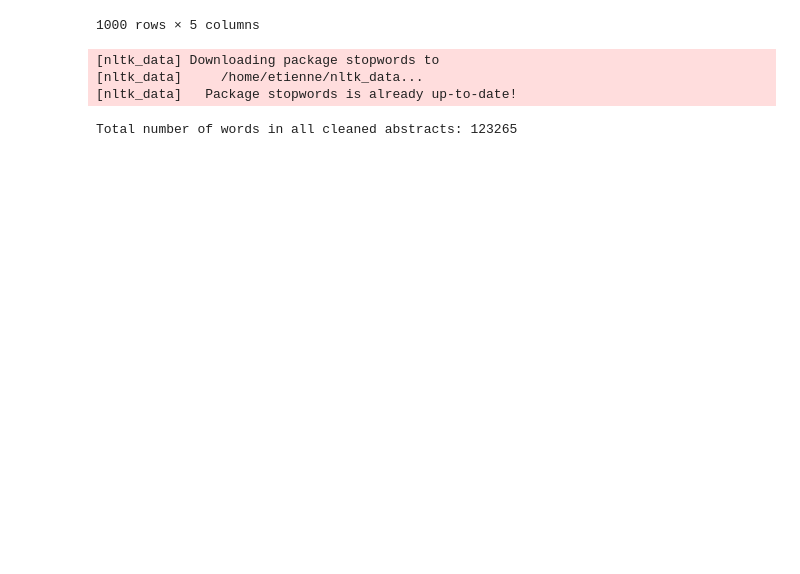
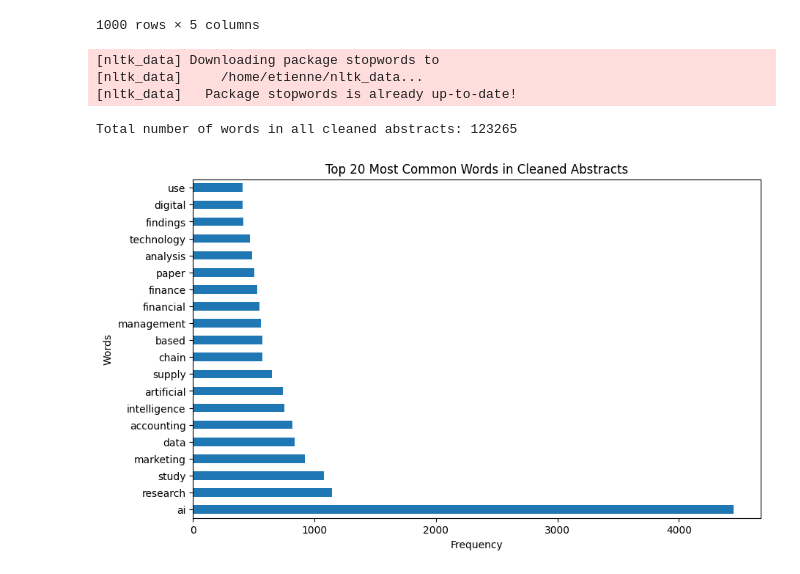
Before and after one commit to EtienneDNL/DTI5125_Assignment2, a Jupyter notebook: data_preparation.ipynb, the cells around one changed output. Saved outputs shown, nothing was run; the diff lists cells and outputs as text; code cells hidden in the pictures; blank space fills up the shorter version.

```diff
--- a/data_preparation.ipynb
+++ b/data_preparation.ipynb
@@ -139,0 +140,13 @@ partition_df.to_csv(f'{directory}/Partitioned_Abstracts.csv', index=False, encod
+# %%
+#count the number of times each word appears in the cleaned abstracts
+word_counts = pd.Series(' '.join(clean_df['Cleaned Abstract']).split()).value_counts()
+
+#plot the top 20 most common words
+import matplotlib.pyplot as plt
+word_counts.head(20).plot(kind='barh', figsize=(10, 6))
+plt.title('Top 20 Most Common Words in Cleaned Abstracts')
+plt.xlabel('Frequency')
+plt.ylabel('Words')
+plt.show()
+# %% [output]
+[figure, added]
```
Also changed, not shown: parts of 3 cells of this notebook, 4 other files.
